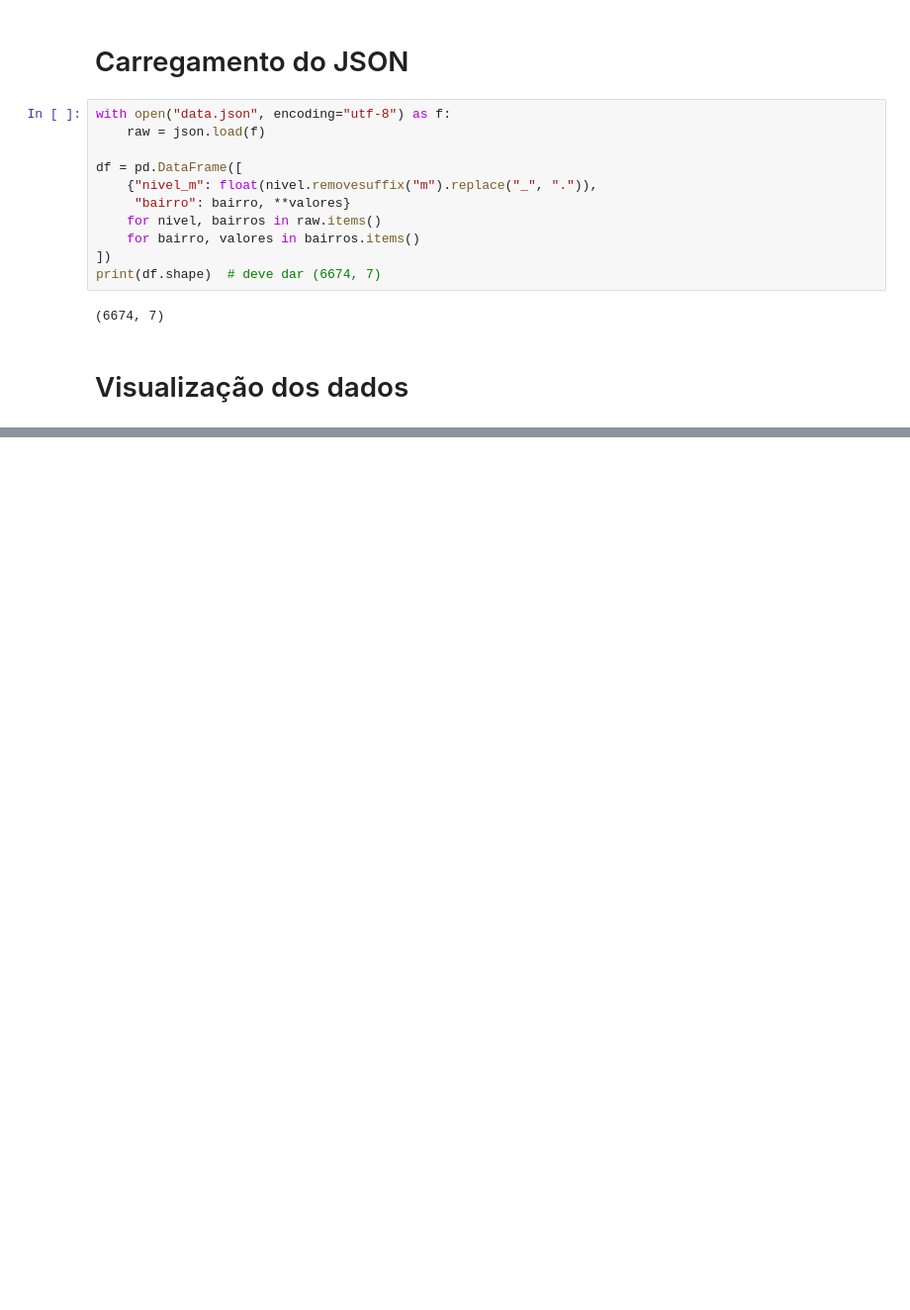
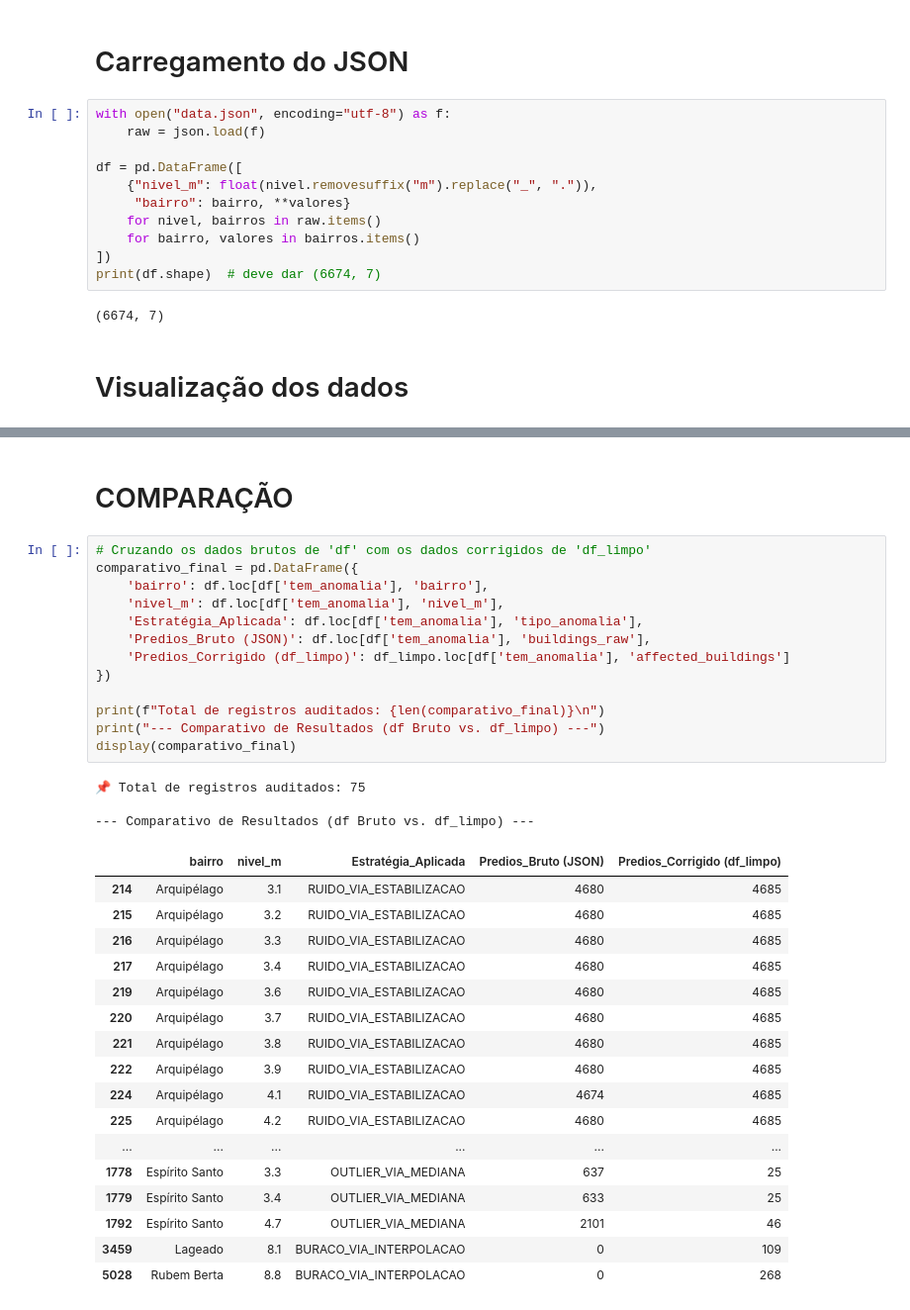
Before and after one commit to diegoborges-git/projeto-enchentes, a Jupyter notebook: notebooks/limpeza_dados.ipynb, the cells around one changed output, grey strips where cells are left out. Shown at 99% size. Drawn from its saved outputs; the diff is of its cells as text; blank space fills up the shorter version.

```diff
--- a/notebooks/limpeza_dados.ipynb
+++ b/notebooks/limpeza_dados.ipynb
@@ -316,0 +275,36 @@ Dimensões do DataFrame limpo: (6674, 7)
+# %% [markdown]
+# COMPARAÇÃO
+# %%
+# Cruzando os dados brutos de 'df' com os dados corrigidos de 'df_limpo'
+comparativo_final = pd.DataFrame({
+    'bairro': df.loc[df['tem_anomalia'], 'bairro'],
+    'nivel_m': df.loc[df['tem_anomalia'], 'nivel_m'],
+    'Estratégia_Aplicada': df.loc[df['tem_anomalia'], 'tipo_anomalia'],
+    'Predios_Bruto (JSON)': df.loc[df['tem_anomalia'], 'buildings_raw'],
+    'Predios_Corrigido (df_limpo)': df_limpo.loc[df['tem_anomalia'], 'affected_buildings']
+})
+
+print(f"Total de registros auditados: {len(comparativo_final)}\n")
+print("--- Comparativo de Resultados (df Bruto vs. df_limpo) ---")
+display(comparativo_final)
+# %% [output]
+📌 Total de registros auditados: 75
+
+--- Comparativo de Resultados (df Bruto vs. df_limpo) ---
+|  | bairro | nivel_m | Estratégia_Aplicada | Predios_Bruto (JSON) | Predios_Corrigido (df_limpo) |
+| 214 | Arquipélago | 3.1 | RUIDO_VIA_ESTABILIZACAO | 4680 | 4685 |
+| 215 | Arquipélago | 3.2 | RUIDO_VIA_ESTABILIZACAO | 4680 | 4685 |
+| 216 | Arquipélago | 3.3 | RUIDO_VIA_ESTABILIZACAO | 4680 | 4685 |
+| 217 | Arquipélago | 3.4 | RUIDO_VIA_ESTABILIZACAO | 4680 | 4685 |
+| 219 | Arquipélago | 3.6 | RUIDO_VIA_ESTABILIZACAO | 4680 | 4685 |
+| 220 | Arquipélago | 3.7 | RUIDO_VIA_ESTABILIZACAO | 4680 | 4685 |
+| 221 | Arquipélago | 3.8 | RUIDO_VIA_ESTABILIZACAO | 4680 | 4685 |
+| 222 | Arquipélago | 3.9 | RUIDO_VIA_ESTABILIZACAO | 4680 | 4685 |
+| 224 | Arquipélago | 4.1 | RUIDO_VIA_ESTABILIZACAO | 4674 | 4685 |
+| 225 | Arquipélago | 4.2 | RUIDO_VIA_ESTABILIZACAO | 4680 | 4685 |
+| ... | ... | ... | ... | ... | ... |
+| 1778 | Espírito Santo | 3.3 | OUTLIER_VIA_MEDIANA | 637 | 25 |
+| 1779 | Espírito Santo | 3.4 | OUTLIER_VIA_MEDIANA | 633 | 25 |
+| 1792 | Espírito Santo | 4.7 | OUTLIER_VIA_MEDIANA | 2101 | 46 |
+| 3459 | Lageado | 8.1 | BURACO_VIA_INTERPOLACAO | 0 | 109 |
+| 5028 | Rubem Berta | 8.8 | BURACO_VIA_INTERPOLACAO | 0 | 268 |
```
Also changed, not shown: parts of 15 cells of this notebook.
